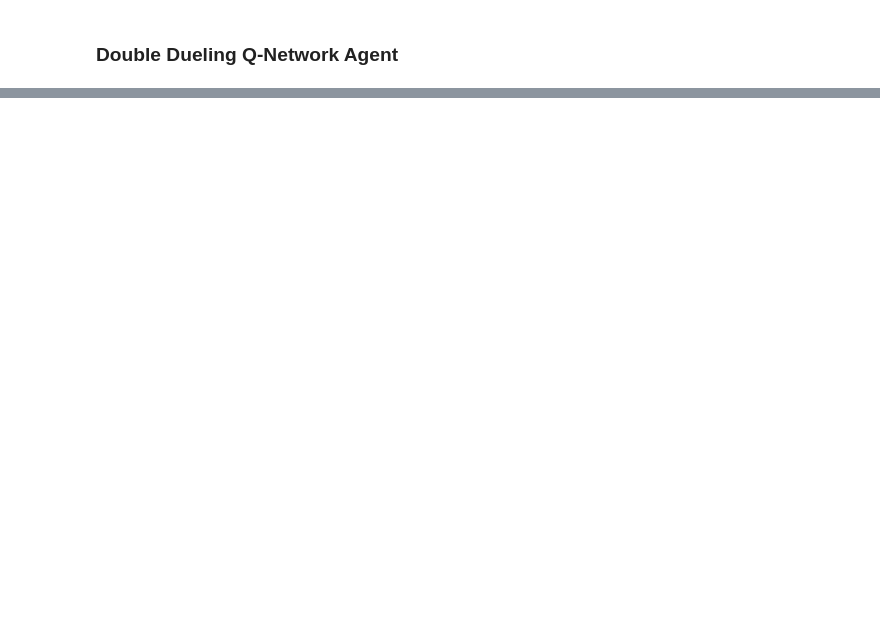
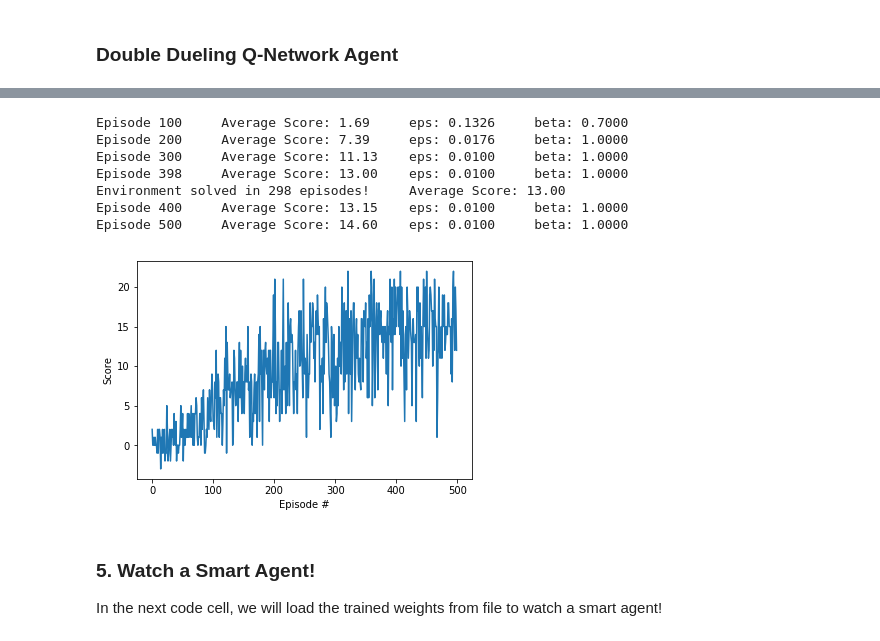
Before and after one commit to weicheng113/deep-reinforcement-learning, a Jupyter notebook: p1_navigation/Navigation.ipynb, the cells around one changed output, grey strips where cells are left out. Cells and saved outputs as stored; diff of their text form; code cells hidden in the pictures; blank space fills up the shorter version.

```diff
--- a/p1_navigation/Navigation.ipynb
+++ b/p1_navigation/Navigation.ipynb
@@ -268,0 +310,23 @@ Environment solved in 408 episodes!     Average Score: 13.00
+# %%
+from ddqn_prioritized_agent import Agent
+from dueling_network import Network
+
+def create_network(state_size, action_size, seed):
+    return Network(state_size, action_size, seed)
+
+agent = Agent(create_network=create_network, state_size=state_size, action_size=action_size, seed=0)
+scores = train(agent, keep_training=True, per=True, checkpoint_filename="dueling_network_per.pth")
+plot_scores(scores)
+# %% [output]
+Episode 100     Average Score: 1.69     eps: 0.1326     beta: 0.7000
+Episode 200     Average Score: 7.39     eps: 0.0176     beta: 1.0000
+Episode 300     Average Score: 11.13    eps: 0.0100     beta: 1.0000
+Episode 398     Average Score: 13.00    eps: 0.0100     beta: 1.0000
+Environment solved in 298 episodes!     Average Score: 13.00
+Episode 400     Average Score: 13.15    eps: 0.0100     beta: 1.0000
+Episode 500     Average Score: 14.60    eps: 0.0100     beta: 1.0000
+[figure, added]
+# %% [markdown]
+### 5. Watch a Smart Agent!
+
+In the next code cell, we will load the trained weights from file to watch a smart agent!
```
Also changed, not shown: parts of 9 cells of this notebook, 12 other files.
